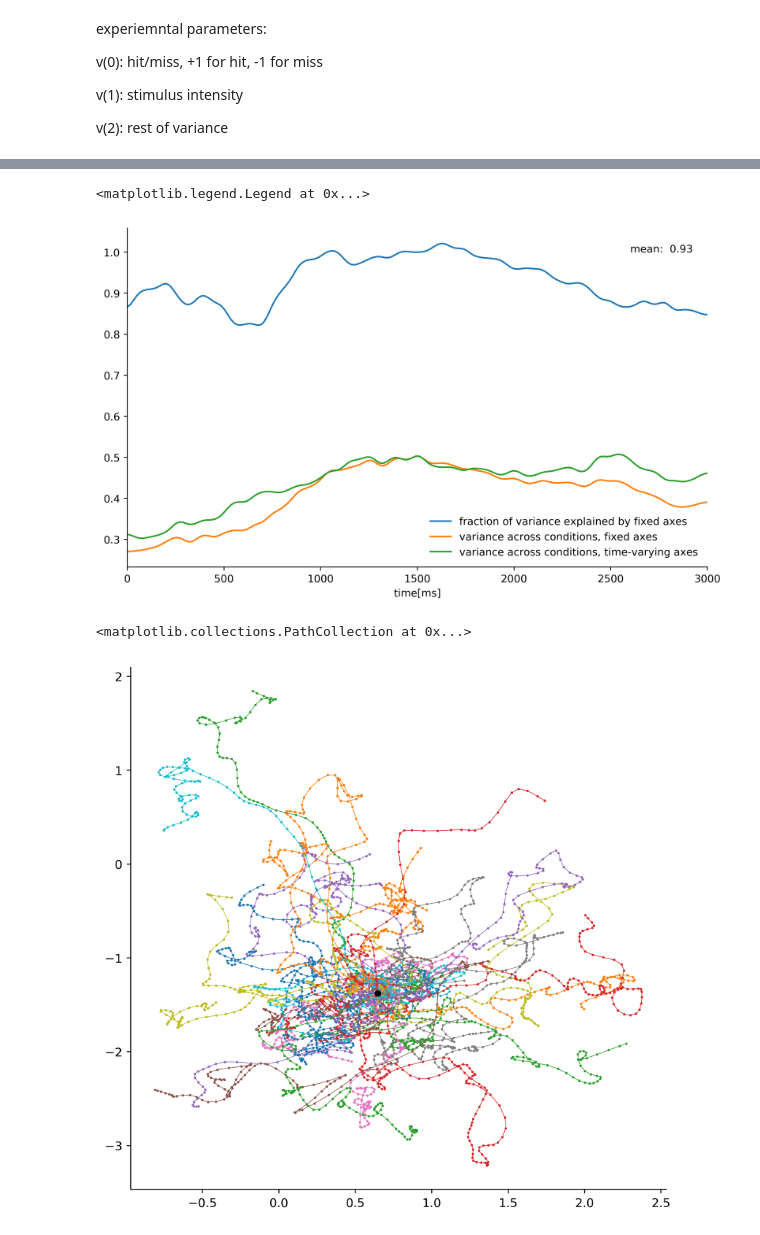
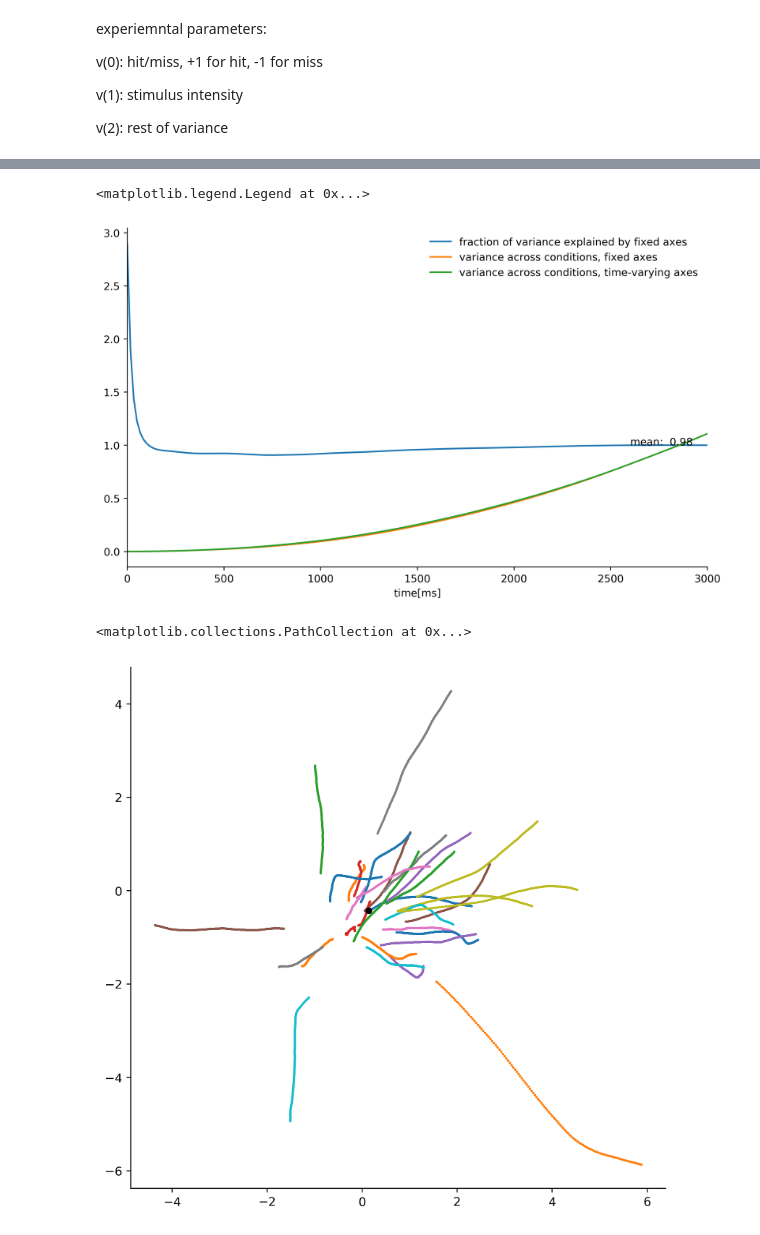
Before and after one commit to ge00rg/LabRotSprekeler, a Jupyter notebook: Regression.ipynb, the cells around one changed output, grey strips where cells are left out. Drawn from its saved outputs; the diff is of its cells as text; code cells hidden in the pictures.

```diff
--- a/Regression.ipynb
+++ b/Regression.ipynb
@@ -75,10 +75,10 @@ def preprocessing(filename, time='full', windows=None, z_score=True, smooth=True
 
     if time == 'full':
         #keep all times
-        data_pass = data[:]
+        data_pass = np.cumsum(data[:], axis=2)
         if smooth:
             #if we smoothen the data
-            data_pass = smoothen(filename)[:,motion_mask,:]
+            data_pass = np.cumsum(smoothen(filename)[:,motion_mask,:], axis=2)
         meta_pass = meta[:]
 
     if time == 'windowed':
@@ -419,9 +429,9 @@ plt.legend(frameon=False)
 #plt.plot(np.mean(i_var/it_var)*np.ones(180))
 # %% [output]
 <matplotlib.legend.Legend at 0x...>
-[figure, old version]
+[figure, new version]
 # %%
-data_new = filter_c(meta, data, 0, 0)
+data_new = filter_c(meta, data, 0, 1)
 # %%
 D_ = []
 for i in range(data_new.shape[0]):
@@ -438,31 +448,34 @@ y_ground = intensity_new[0][58]
 
 colors = ['#BF3F00', '#CA5F00', '#D47F00', '#DF9F00', '#EABF00', '#F4DF00', '#FFFF00'][::-1]
 colors_m = ['#0542C7', '#1E59BB', '#3770AF', '#5187A3', '#6A9E96', '#83B58A', '#9CCC7E'][::-1]
 
 #plt.figure(figsize=(8,8), dpi=100, frameon=False)
 fig, ax = plt.subplots(figsize=(8,8), dpi=400)
 ax.spines['top'].set_visible(False)
 ax.spines['right'].set_visible(False)
 ax.get_xaxis().tick_bottom()
 ax.get_yaxis().tick_left()
 hit_labels = []
 miss_labels = []
 for i in range(len(choice_new)):
     c = i
 
     diffx = choice_new[i][58] - x_ground
     diffy = intensity_new[i][58] - y_ground
 
+    diffx = 0
+    diffy = 0
+
     h, = plt.plot(choice_new[c][58:]-diffx, intensity_new[c][58:]-diffy, marker='o', linewidth=0.5, markersize=1, zorder=1, label='stim #{} hit'.format(i+1))
     hit_labels.append('stim #{} hit'.format(i+1))
     miss_labels.append('stim #{} miss'.format(i+1))
     #plt.scatter(choice[c][58]-diffx, intensity[c][58]-diffy, color='g', s=10, zorder=2)
     #plt.scatter(choice[c][116]-diffx, intensity[c][116]-diffy, color='y', s=10, zorder=2)
     #plt.scatter(choice[c][179]-diffx, intensity[c][179]-diffy, color='r', s=10, zorder=2)
 #first_legend = plt.legend(hits[0],['asd', 'as', 'a', 'a', 'a', 'a,', 'a'])
 #plt.legend(hits[0] for h in hits)
 #plt.gca().add_artist(first_legend)
 ax.scatter([x_ground], [y_ground], s=20, color='black', zorder=3)
 # %% [output]
 <matplotlib.collections.PathCollection at 0x...>
-[figure, old version]
+[figure, new version]
```
Also changed, not shown: parts of 7 cells of this notebook, 1 other file.
